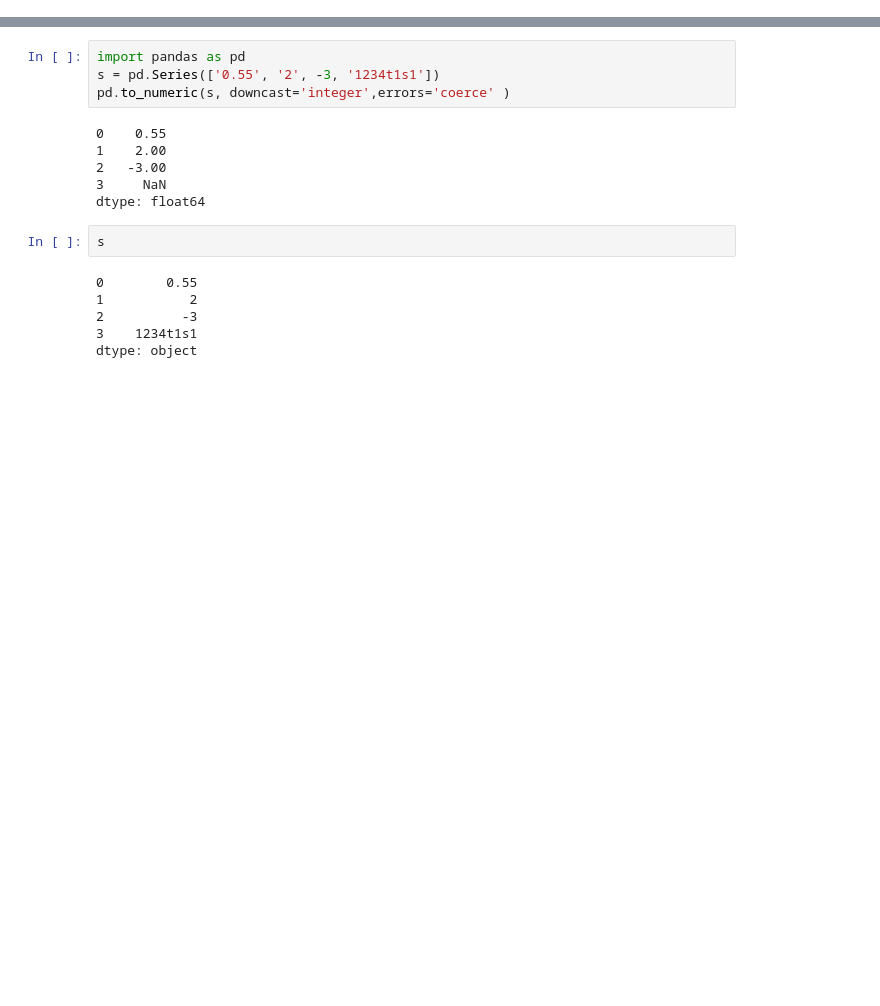
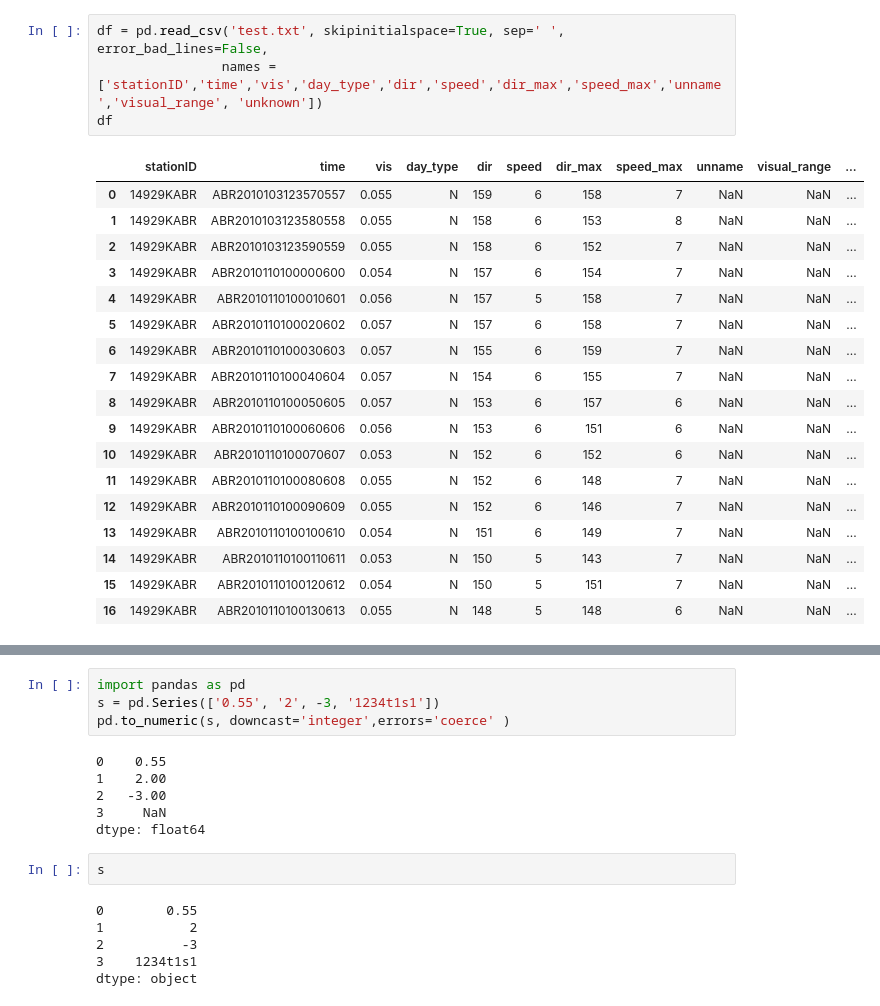
Before and after one commit to cqcn1991/Wind-Speed-Analysis, a Jupyter notebook: playground.ipynb, the cells around one changed output, grey strips where cells are left out. Saved outputs shown, nothing was run; the diff lists cells and outputs as text; blank space fills up the shorter version.

```diff
--- a/playground.ipynb
+++ b/playground.ipynb
@@ -9,3 +9,26 @@ from helpers.parallel_helper import *
 load_libs()
 # %% [output]
 [interactive output not drawn]
+# %%
+df = pd.read_csv('test.txt', skipinitialspace=True, sep=' ', error_bad_lines=False,
+                names = ['stationID','time','vis','day_type','dir','speed','dir_max','speed_max','unname','visual_range', 'unknown'])
+df
+# %% [output]
+|  | stationID | time | vis | day_type | dir | speed | dir_max | speed_max | unname | visual_range | ... |
+| 0 | 14929KABR | ABR2010103123570557 | 0.055 | N | 159 | 6 | 158 | 7 | NaN | NaN | ... |
+| 1 | 14929KABR | ABR2010103123580558 | 0.055 | N | 158 | 6 | 153 | 8 | NaN | NaN | ... |
+| 2 | 14929KABR | ABR2010103123590559 | 0.055 | N | 158 | 6 | 152 | 7 | NaN | NaN | ... |
+| 3 | 14929KABR | ABR2010110100000600 | 0.054 | N | 157 | 6 | 154 | 7 | NaN | NaN | ... |
+| 4 | 14929KABR | ABR2010110100010601 | 0.056 | N | 157 | 5 | 158 | 7 | NaN | NaN | ... |
+| 5 | 14929KABR | ABR2010110100020602 | 0.057 | N | 157 | 6 | 158 | 7 | NaN | NaN | ... |
+| 6 | 14929KABR | ABR2010110100030603 | 0.057 | N | 155 | 6 | 159 | 7 | NaN | NaN | ... |
+| 7 | 14929KABR | ABR2010110100040604 | 0.057 | N | 154 | 6 | 155 | 7 | NaN | NaN | ... |
+| 8 | 14929KABR | ABR2010110100050605 | 0.057 | N | 153 | 6 | 157 | 6 | NaN | NaN | ... |
+| 9 | 14929KABR | ABR2010110100060606 | 0.056 | N | 153 | 6 | 151 | 6 | NaN | NaN | ... |
+| 10 | 14929KABR | ABR2010110100070607 | 0.053 | N | 152 | 6 | 152 | 6 | NaN | NaN | ... |
+| 11 | 14929KABR | ABR2010110100080608 | 0.055 | N | 152 | 6 | 148 | 7 | NaN | NaN | ... |
+| 12 | 14929KABR | ABR2010110100090609 | 0.055 | N | 152 | 6 | 146 | 7 | NaN | NaN | ... |
+| 13 | 14929KABR | ABR2010110100100610 | 0.054 | N | 151 | 6 | 149 | 7 | NaN | NaN | ... |
+| 14 | 14929KABR | ABR2010110100110611 | 0.053 | N | 150 | 5 | 143 | 7 | NaN | NaN | ... |
+| 15 | 14929KABR | ABR2010110100120612 | 0.054 | N | 150 | 5 | 151 | 7 | NaN | NaN | ... |
+| 16 | 14929KABR | ABR2010110100130613 | 0.055 | N | 148 | 5 | 148 | 6 | NaN | NaN | ... |
```
Also changed, not shown: parts of 1 cell of this notebook, 7 other files.
